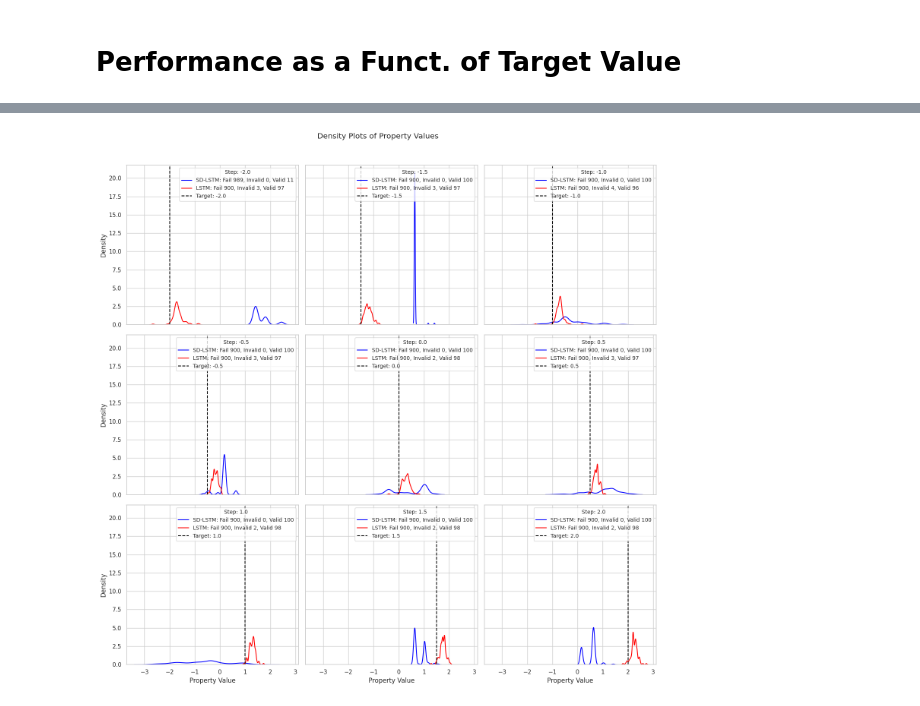
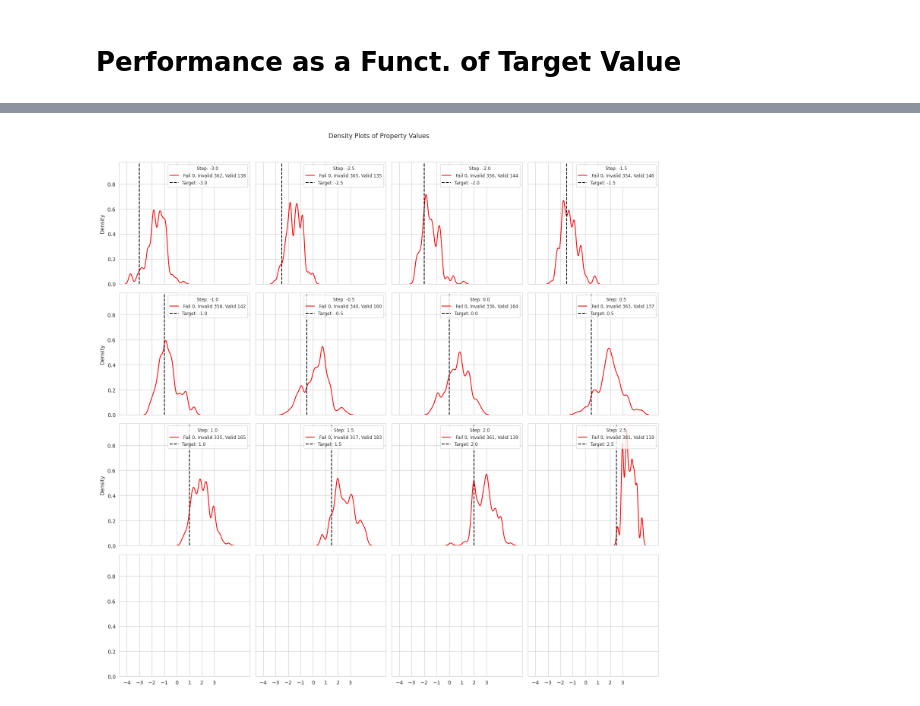
Before and after one commit to HeathArhturLouis/Rethinking-Molecular-Design-Integrating-Latent-Variable-and-Autoregressive-Models-for-Enhanced-Goal, a Jupyter notebook: Evaluation.ipynb, the cells around one changed output, grey strips where cells are left out. Cells and saved outputs as stored; diff of their text form; code cells hidden in the pictures.

```diff
--- a/Evaluation.ipynb
+++ b/Evaluation.ipynb
@@ -374,9 +439,10 @@ plot_smiles(sd_vae_global_sample_smiles, title="Random sample of valid smiles ge
 # %% [markdown]
 # Performance as a Funct. of Target Value
 # %%
-property_steps = np.arange(-3, 3, 0.1)
+property_steps = np.arange(-3, 3, 0.5)
 samp_per_step = 200
 # %%
+'''
 print('Computing for LSTM')
 
 # Sample LSTM at prop steps
@@ -431,6 +497,8 @@ for p_val in tqdm(property_steps):
     sd_lstm_pstep_smiles['diversity'].append(diversity)
     sd_lstm_pstep_smiles['novelty'].append(novelty)
 
+'''
+
 print('Computing for VAE')
 
 
@@ -448,19 +516,18 @@ for p_val in tqdm(property_steps):
     smiles = []
     # Unlike the uniform sample this one tends to fail a few times, so we add fake smiles back in to get the correct numbers for novely ETC
 
-    smiles = vae_sampler.sample(model=vae_model, properties=torch.Tensor(props), num_to_sample = samp_per_step, max_seq_len=100)
+    smiles = vae_sampler.sample(model=vae_model, properties=props, num_to_sample = samp_per_step, max_seq_len=101)
 
-    missing = n_samples - len(smiles)
+    missing = samp_per_step - len(smiles)
 
     smiles += ['ERROR' * missing]
-    validity, unique_pct, diversity, novelty = compute_all_metrics(smiles, props, list(qmds['SMILES']), corr=False)
+    validity, unique_pct, novelty = amina_metrics(smiles, train_smiles)
 
     vae_pstep_smiles['validity'].append(validity)
     vae_pstep_smiles['unique_pct'].append(unique_pct)
-    vae_pstep_smiles['diversity'].append(diversity)
     vae_pstep_smiles['novelty'].append(novelty)
 
-
+'''
 print('Computing for SD-VAE')
 
 # Now for sd_lstm
@@ -487,4 +554,5 @@ for p_val in tqdm(property_steps):
     sd_vae_pstep_smiles['unique_pct'].append(unique_pct)
     sd_vae_pstep_smiles['diversity'].append(diversity)
     sd_vae_pstep_smiles['novelty'].append(novelty)
+'''
 # %% [output]
@@ -504,15 +561,15 @@ Computing pairwise similarities
 # %%
 # Assume we have properties for both models in sd_lstm_pstep_smiles and lstm_pstep_smiles
-keys = ['validity', 'unique_pct', 'diversity', 'novelty']
+keys = ['validity', 'unique_pct', 'novelty']
 
 plt.figure(figsize=(14, 10))
 
 for i, key in enumerate(keys, 1):
     plt.subplot(2, 2, i)
-    plt.plot(property_steps, sd_lstm_pstep_smiles[key], label='SD LSTM', marker='o', linestyle='-', color = 'blue')
-    plt.plot(property_steps, lstm_pstep_smiles[key], label='LSTM', marker='s', linestyle='-', color='red')
+    # plt.plot(property_steps, sd_lstm_pstep_smiles[key], label='SD LSTM', marker='o', linestyle='-', color = 'blue')
+    # plt.plot(property_steps, lstm_pstep_smiles[key], label='LSTM', marker='s', linestyle='-', color='red')
     plt.plot(property_steps, vae_pstep_smiles[key], label='VAE', marker='o', linestyle='-', color = 'yellow')
-    plt.plot(property_steps, sd_vae_pstep_smiles[key], label='SD-VAE', marker='s', linestyle='-', color='orange')
+    # plt.plot(property_steps, sd_vae_pstep_smiles[key], label='SD-VAE', marker='s', linestyle='-', color='orange')
 
 
     plt.title(key.capitalize())
@@ -588,42 +610,43 @@ for p_val in tqdm(property_steps):
+# %%
+property_ticks = np.arange(-4, 4, 1)
 # %%
 # Create a 3x3 grid of subplots
-fig, axes = plt.subplots(3, 3, figsize=(15, 15), sharex=True, sharey=True)
+fig, axes = plt.subplots(4, 4, figsize=(15, 15), sharex=True, sharey=True)
 fig.suptitle('Density Plots of Property Values')
 
 # Flatten the axes for easy iteration
 axes_flat = axes.flatten()
 
 # Loop through each property step and create the corresponding plot
 for i, p_val in enumerate(property_steps):
     ax = axes_flat[i]
 
-    # Plot density for SD-LSTM
-    if sd_lstm_steps_properties[i]:  # Check if not empty
-        sns.kdeplot(sd_lstm_steps_properties[i], ax=ax, color='blue', label='SD-LSTM', bw_adjust=0.5)
 
-    # Plot density for LSTM
-    if lstm_steps_properties[i]:  # Check if not empty
-        sns.kdeplot(lstm_steps_properties[i], ax=ax, color='red', label='LSTM', bw_adjust=0.5)
+    if vae_steps_properties[i]:
+        sns.kdeplot(vae_steps_properties[i], ax=ax, color='red', label='LSTM', bw_adjust=0.5)
+
 
     # Vertical line for the target property value
     ax.axvline(x=p_val, color='black', linestyle='--', label=f'Target: {p_val}')
 
+    # Define these values as per your data range and desired step
+    ax.set_xticks(property_ticks)
+
     # Adding legend
     ax.legend(title=f'Step: {p_val}', loc='upper right', fontsize='small', title_fontsize='small',
               labels=[
-                  f'SD-LSTM: Fail {sd_lstm_steps_stats["Failed to decode"][i]}, Invalid {sd_lstm_steps_stats["Invalid Smiles"][i]}, Valid {sd_lstm_steps_stats["Valid"][i]}',
-                  f'LSTM: Fail {lstm_steps_stats["Failed to decode"][i]}, Invalid {lstm_steps_stats["Invalid Smiles"][i]}, Valid {lstm_steps_stats["Valid"][i]}',
+                  f' Fail {vae_steps_stats["Failed to decode"][i]}, Invalid {vae_steps_stats["Invalid Smiles"][i]}, Valid {vae_steps_stats["Valid"][i]}',
                   f'Target: {p_val}'
               ])
 
     # Setting labels for each subplot
     ax.set_xlabel('Property Value')
     ax.set_ylabel('Density')
 
 # Adjust layout to avoid overlap
 plt.tight_layout(rect=[0, 0, 1, 0.96])  # Leave space for the suptitle
 
 # Show the plot
 plt.show()
 # %% [output]
-[figure, old version]
+[figure, new version]
```
Also changed, not shown: parts of 33 cells of this notebook, 9 other files.
